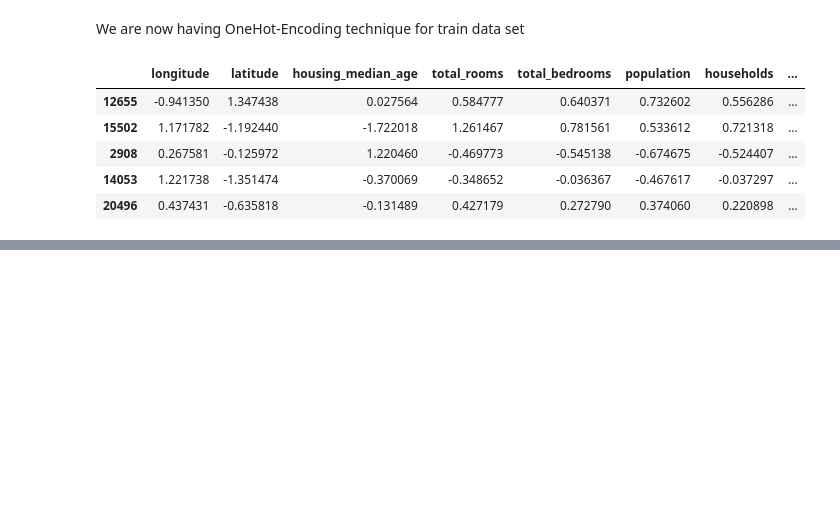
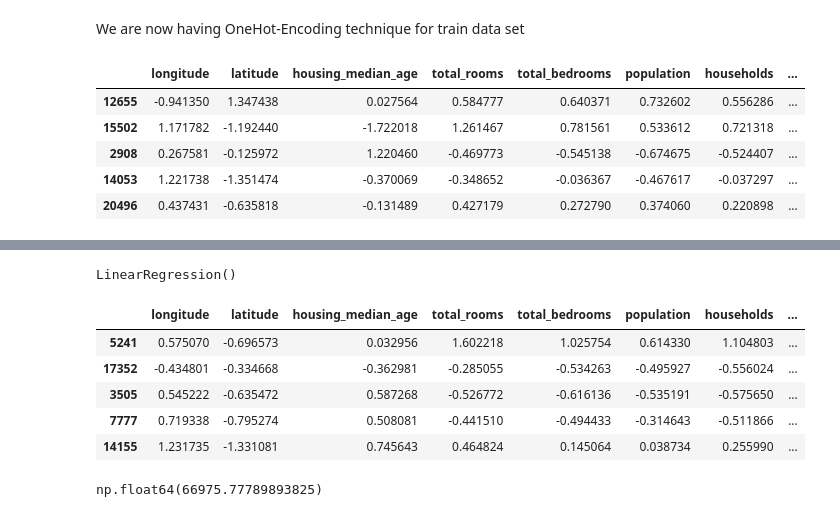
Before and after one commit to rifat01-rahman/Project-of-Python, a Jupyter notebook: Hands_on_ML_Data_preprocessing.ipynb, the cells around one changed output, grey strips where cells are left out. Drawn from its saved outputs; the diff is of its cells as text; code cells hidden in the pictures; blank space fills up the shorter version.

```diff
--- a/Hands_on_ML_Data_preprocessing.ipynb
+++ b/Hands_on_ML_Data_preprocessing.ipynb
@@ -83,6 +83,7 @@ for set_ in (strat_train_set, strat_test_set): # just remove income_cat data
     set_.drop("income_cat", axis=1, inplace=True)
 # %%
 housing_train = strat_train_set.copy()
+housing_test = strat_test_set.copy()
 # %%
 X_train = housing_train.drop("median_house_value", axis=1)
 y_train = housing_train["median_house_value"].copy()
@@ -175,0 +191,27 @@ X_train_prepared_df.head()
+# %%
+lin_reg.fit(X_train_prepared_df, y_train)
+# %% [output]
+LinearRegression()
+# %%
+# Now we are going to prepare my test data set
+X_test = housing_test.drop("median_house_value", axis=1)
+y_test = housing_test["median_house_value"].copy()
+# %%
+X_test_prepared = preprocessor.fit_transform(X_test)
+# %%
+X_test_prepared_df = pd.DataFrame(
+    X_test_prepared.toarray()
+    if hasattr(X_test_prepared, "toarray")
+    else X_test_prepared,
+    columns=all_features,
+    index=housing_test.index
+)
+# %%
+X_test_prepared_df.head()
+# %% [output]
+|  | longitude | latitude | housing_median_age | total_rooms | total_bedrooms | population | households | ... |
+| 5241 | 0.575070 | -0.696573 | 0.032956 | 1.602218 | 1.025754 | 0.614330 | 1.104803 | ... |
+| 17352 | -0.434801 | -0.334668 | -0.362981 | -0.285055 | -0.534263 | -0.495927 | -0.556024 | ... |
+| 3505 | 0.545222 | -0.635472 | 0.587268 | -0.526772 | -0.616136 | -0.535191 | -0.575650 | ... |
+| 7777 | 0.719338 | -0.795274 | 0.508081 | -0.441510 | -0.494433 | -0.314643 | -0.511866 | ... |
+| 14155 | 1.231735 | -1.331081 | 0.745643 | 0.464824 | 0.145064 | 0.038734 | 0.255990 | ... |
@@ -175,0 +220,7 @@ X_train_prepared_df.head()
+# %%
+from sklearn.metrics import mean_squared_error
+
+rmse = np.sqrt(mean_squared_error(y_test, y_pred))
+rmse
+# %% [output]
+np.float64(66975.77789893825)
```
Also changed, not shown: parts of 4 cells of this notebook.
